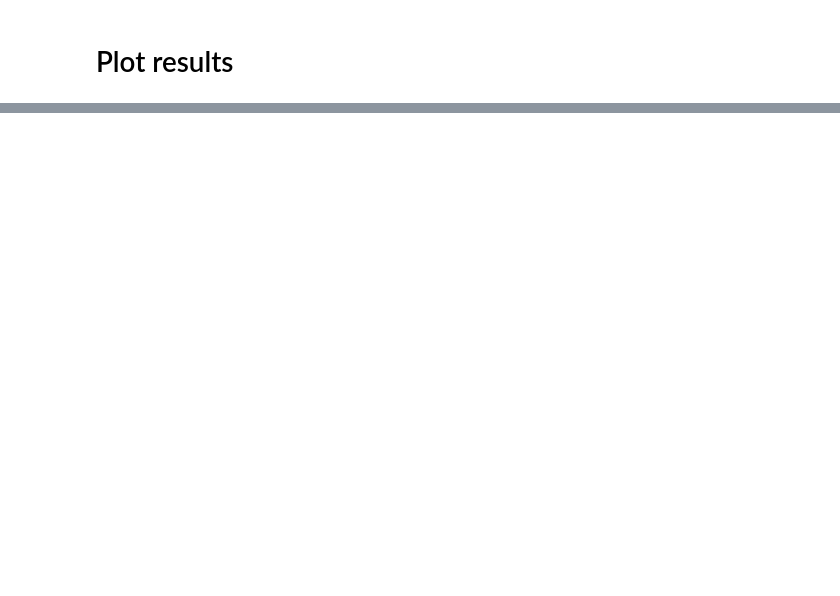
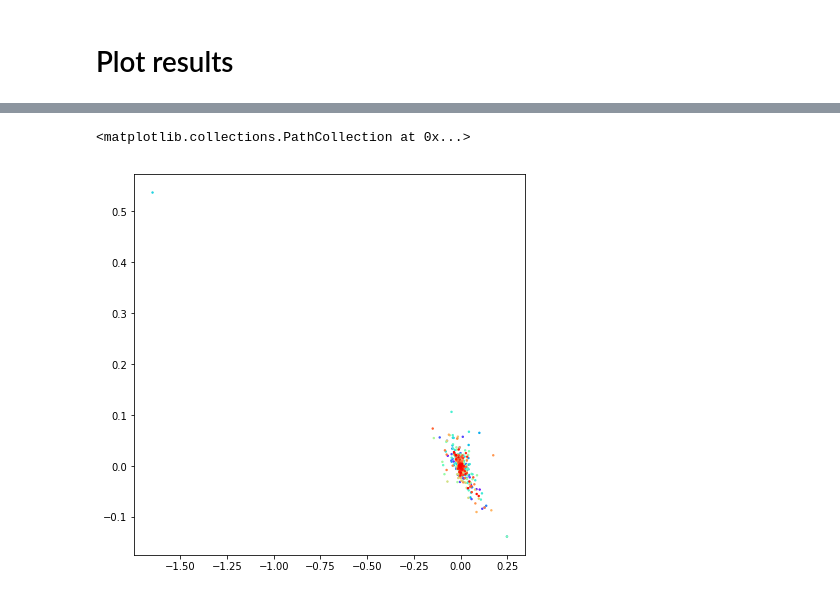
Before and after one commit to rodrigorivera/nr_clustering, a Jupyter notebook: notebooks/timeserise_vae_refactored_mwd.ipynb, the cells around one changed output, grey strips where cells are left out. Drawn from its saved outputs; the diff is of its cells as text; code cells hidden in the pictures; blank space fills up the shorter version.

```diff
--- a/notebooks/timeserise_vae_refactored_mwd.ipynb
+++ b/notebooks/timeserise_vae_refactored_mwd.ipynb
@@ -179,0 +184,15 @@ plot2d_latent([(m, trl, tel, mse, iwae)], 'semi_latent_mwd', 'MWD')
+# %%
+np.random.seed(1)
+sub_inds = np.random.choice(len(ts_dataset_train), 4000)
+x = ts_dataset_train[:len(ts_dataset_train)][0][sub_inds]
+c = np.arange(len(sub_inds))#ts_dataset_train[:len(ts_dataset_train)][2][sub_inds]
+# %%
+plt.figure(figsize=(7, 7))
+_, mu, logvar, _ = m(x.to(device))
+plt.scatter(mu.to(torch.device("cpu")).data.numpy()[:, 0], mu.to(torch.device("cpu")).data.numpy()[:, 1], s=2, c=c, cmap=cm.rainbow)
+
+#plt.xlim([-20, 20])
+#plt.ylim([-20, 20])
+# %% [output]
+<matplotlib.collections.PathCollection at 0x...>
+[figure, added]
```
Also changed, not shown: parts of 7 cells of this notebook, 3 other files.
